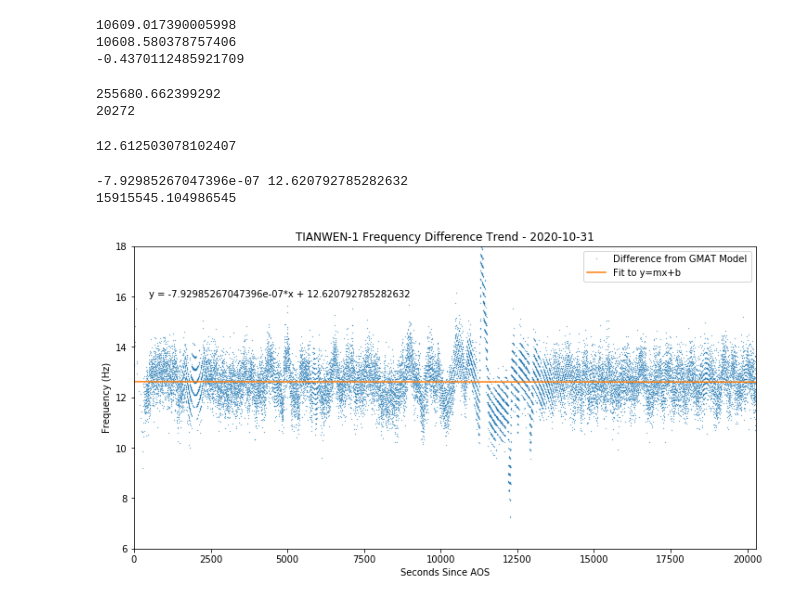
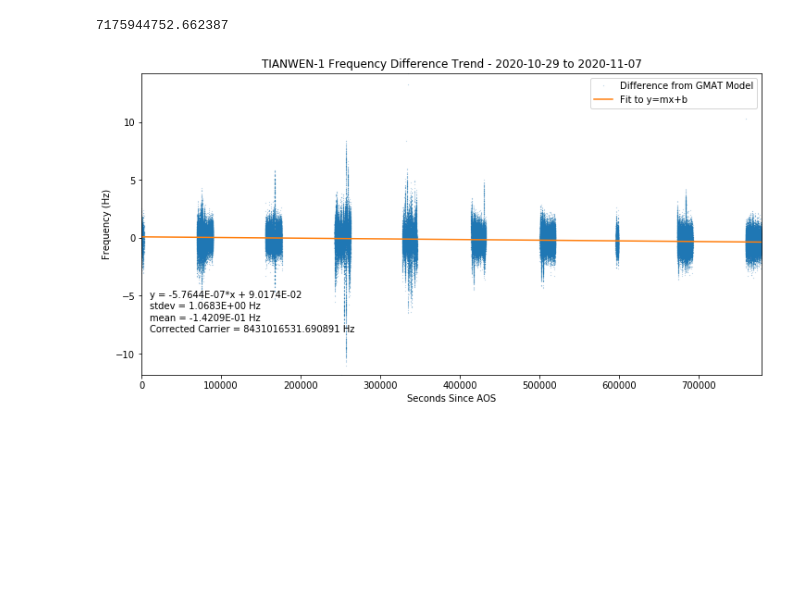
Before and after one commit to ScottTilley/tianwen1, a Jupyter notebook: Doppler_study.ipynb, the cells around one changed output. Cells and saved outputs as stored; diff of their text form; code cells hidden in the pictures; blank space fills up the shorter version.

```diff
--- a/Doppler_study.ipynb
+++ b/Doppler_study.ipynb
@@ -13,5 +13,13 @@ plt.rcParams['figure.figsize'] = [12, 6]
 plt.rcParams['figure.facecolor'] = 'w'
 # %%
 #f_carrier = 8431.0165302617e6 before GPSDO software change, average of Oct 11-17th.
-f_carrier = 8431.01653051e6
+#f_carrier = 8431.01653051e6
+#f_carrier = 8431016530.542998 # Carrier guess after taking mean of October 18-28th before TCM-3.
+#f_carrier = 8431016531.832931
+f_carrier = 8431016531.832977
+
+f_tx = (749*f_carrier) / 880
+print (f_tx)
+# %% [output]
+7175944752.662387
 # %%
@@ -33,31 +41,9 @@ t_gmd = Time(gmd_mjd + (2430000.0 - 2400000.5), scale = 'tai', format = 'mjd')
 rangerate_interp = np.interp(t_data.utc.mjd, t_gmd.utc.mjd, gmd_rangerate)
 freq_gmat = f_carrier * (1 - 1e3*rangerate_interp/c)
 
-rr = -c * ((freq_gmat[1]/f_carrier) - 1)
-print (rr)
-
-rr_p = -c * (((freq_gmat[1]+12.29)/f_carrier) - 1)
-print (rr_p)
-
-print (rr_p - rr)
+freq_diff = freq_data - freq_gmat
+np_diff = np.array(freq_diff)
-# %% [output]
-10609.017390005998
-10608.580378757406
--0.4370112485921709
-# %%
-freq_diff = freq_data - freq_gmat
-print(sum(freq_diff))
-
-print(len(freq_diff))
-
-sum(freq_diff) / len(freq_diff)
-# %% [output]
-255680.662399292
-20272
-12.612503078102407
 # %%
-np_diff = np.array(freq_diff)
-
 x = 0
 count = t_data.shape[0]
 t_zero = (data[0,0] - int(data[0,0])) * 86400
@@ -66,29 +52,26 @@ np_t = [0.0] * count
 for x in range (0,count):
     np_t[x] = ((data[x,0] - int(data[0,0])) * 86400) - t_zero
 
-    np_t = np.array(np_t)
+np_t = np.array(np_t)
 
 m, b = np.polyfit(np_t, np_diff,1)
-print (m, b)
-
-x=0
-x=(0-b)/m
-print (x)
-
-plt.ylim(6,18)
-plt.xlim(0,len(freq_diff))
-plt.plot(np_t, freq_diff, '.',markersize=.5, label = 'Difference from GMAT Model')
-plt.plot(np_t, m*np_t + b, label = 'Fit to y=mx+b')
-plt.text(500,16, 'y = %s*x + %s'%(m,b))
-plt.title('TIANWEN-1 Frequency Difference Trend - %s'%t_data.datetime[0].strftime('%Y-%m-%d'))
-plt.ylabel('Frequency (Hz)')
-plt.xlabel('Seconds Since AOS')
-plt.legend()
-plt.show();
+corrected_carrier = f_carrier + np.mean(np_diff)
-# %% [output]
--7.92985267047396e-07 12.620792785282632
-15915545.104986545
-[figure, removed]
+# %%
+plt.ylim(np.min(np_diff), np.max(np_diff))
+plt.xlim(0,max(np_t))
+plt.plot(np_t, freq_diff, '.',markersize=.2, label = 'Difference from GMAT Model')
+plt.plot(np_t, m*np_t + b, label = 'Fit to y=mx+b')
+plt.text(10000,np.mean(np_diff)-5, 'y = %.4E*x + %.4E'%(m,b))
+plt.text(10000,np.mean(np_diff)-6, 'stdev = %.4E Hz'%np.std(np_diff))
+plt.text(10000,np.mean(np_diff)-7, 'mean = %.4E Hz'%np.mean(np_diff))
+plt.text(10000,np.mean(np_diff)-8, 'Corrected Carrier = %.6f Hz'%corrected_carrier)
+plt.title('TIANWEN-1 Frequency Difference Trend - %s to %s'%(t_data.datetime[0].strftime('%Y-%m-%d'), t_data.datetime[len(freq_diff)-1].strftime('%Y-%m-%d')))
+plt.ylabel('Frequency (Hz)')
+plt.xlabel('Seconds Since AOS')
+plt.legend()
+plt.show();
+# %% [output]
+[figure, added]
 # %%
 plt.plot(t_data.datetime,freq_data,'.' ,markersize=10, alpha=2, label = 'VE7TIL data')
 plt.plot(t_data.datetime, freq_gmat, '.',markersize=1,alpha=1,label = 'GMAT Model')
```
Also changed, not shown: parts of 4 cells of this notebook, 2 other files.
